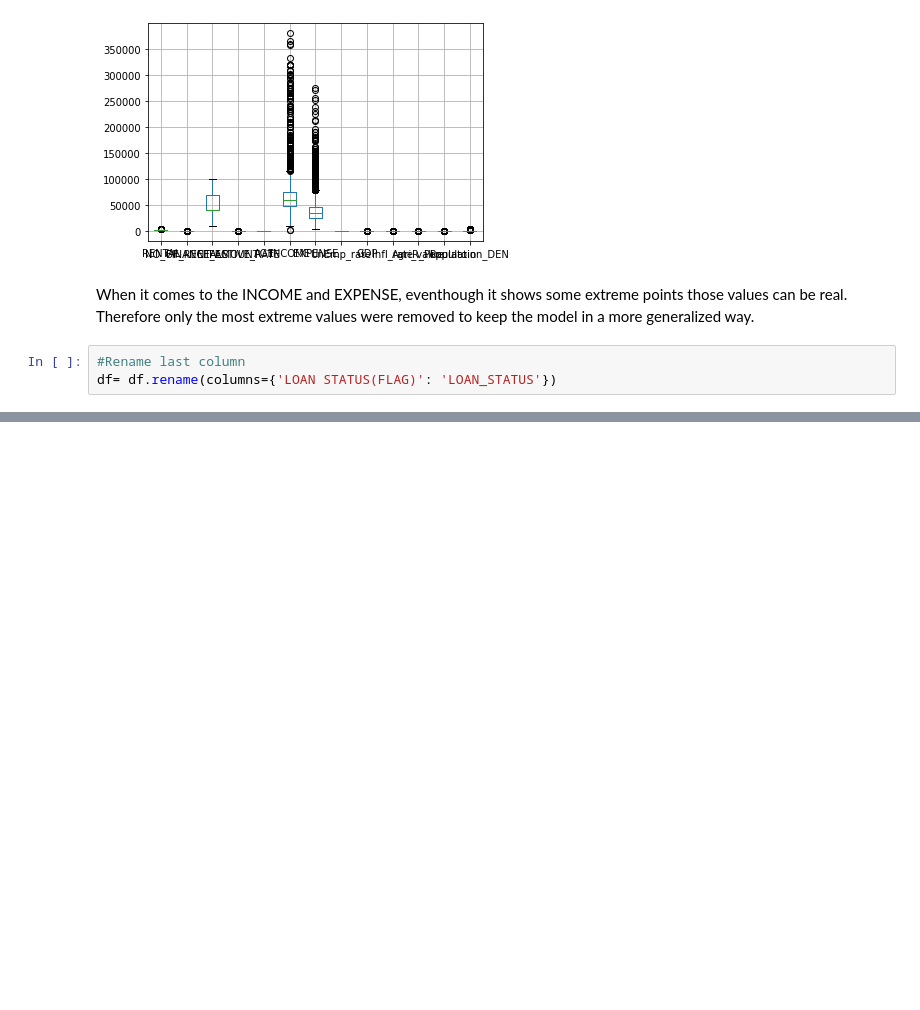
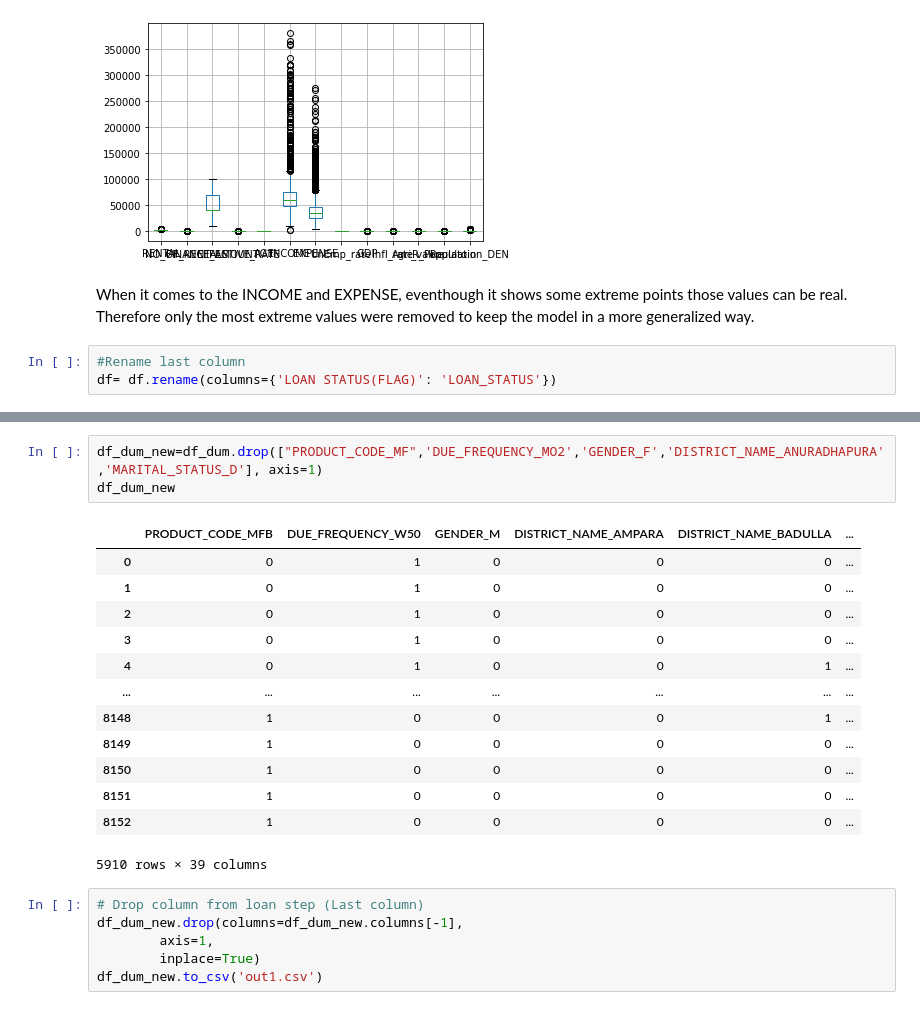
Before and after one commit to Navodya-Pramodi/ResearchProject_MF, a Jupyter notebook: ResearchProjectFinalYear.ipynb, the cells around one changed output, grey strips where cells are left out. Cells and saved outputs as stored; diff of their text form; blank space fills up the shorter version.

```diff
--- a/ResearchProjectFinalYear.ipynb
+++ b/ResearchProjectFinalYear.ipynb
@@ -193,0 +229,23 @@ df= df.rename(columns={'LOAN STATUS(FLAG)': 'LOAN_STATUS'})
+# %%
+df_dum_new=df_dum.drop(["PRODUCT_CODE_MF",'DUE_FREQUENCY_MO2','GENDER_F','DISTRICT_NAME_ANURADHAPURA','MARITAL_STATUS_D'], axis=1)
+df_dum_new
+# %% [output]
+|  | PRODUCT_CODE_MFB | DUE_FREQUENCY_W50 | GENDER_M | DISTRICT_NAME_AMPARA | DISTRICT_NAME_BADULLA | ... |
+| 0 | 0 | 1 | 0 | 0 | 0 | ... |
+| 1 | 0 | 1 | 0 | 0 | 0 | ... |
+| 2 | 0 | 1 | 0 | 0 | 0 | ... |
+| 3 | 0 | 1 | 0 | 0 | 0 | ... |
+| 4 | 0 | 1 | 0 | 0 | 1 | ... |
+| ... | ... | ... | ... | ... | ... | ... |
+| 8148 | 1 | 0 | 0 | 0 | 1 | ... |
+| 8149 | 1 | 0 | 0 | 0 | 0 | ... |
+| 8150 | 1 | 0 | 0 | 0 | 0 | ... |
+| 8151 | 1 | 0 | 0 | 0 | 0 | ... |
+| 8152 | 1 | 0 | 0 | 0 | 0 | ... |
+5910 rows × 39 columns
+# %%
+# Drop column from loan step (Last column)
+df_dum_new.drop(columns=df_dum_new.columns[-1],
+        axis=1,
+        inplace=True)
+df_dum_new.to_csv('out1.csv')
```
Also changed, not shown: parts of 4 cells of this notebook.
